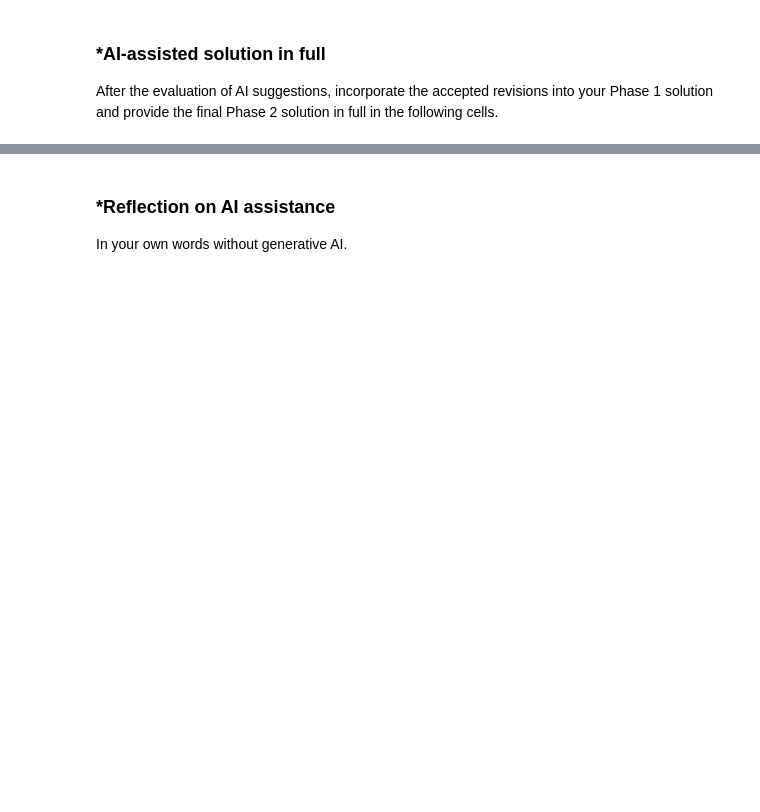
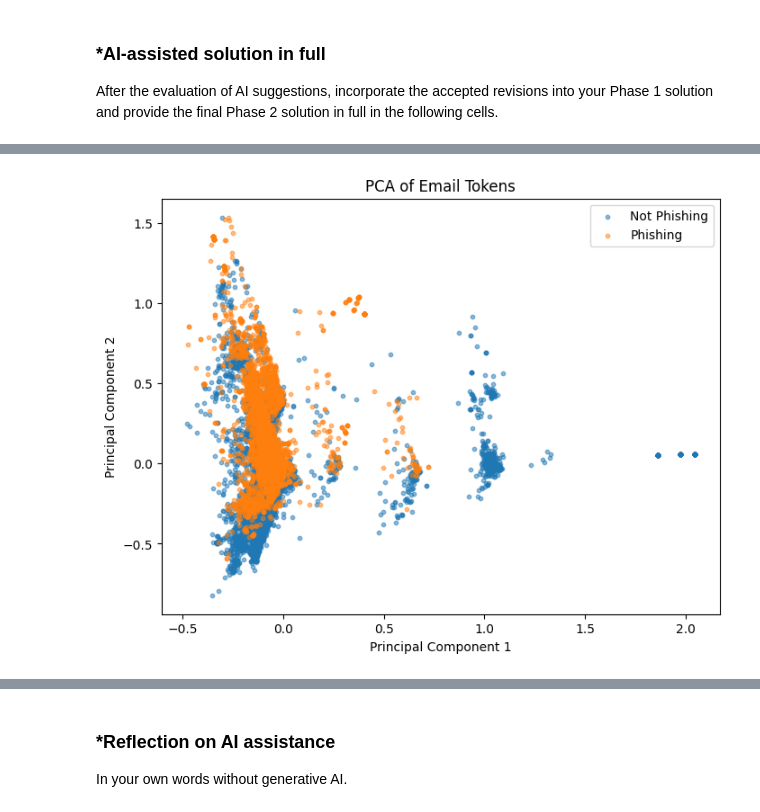
Before and after one commit to MKSakthi/A05-pca, a Jupyter notebook: notebook.ipynb, the cells around one changed output, grey strips where cells are left out. Cells and saved outputs as stored; diff of their text form; code cells hidden in the pictures; blank space fills up the shorter version.

Commit message:
FInished phase 2

```diff
--- a/notebook.ipynb
+++ b/notebook.ipynb
@@ -196,0 +214,88 @@ After the evaluation of AI suggestions, incorporate the accepted revisions into
+# %%
+# Your Phase 2 solution to the problem goes here.
+
+
+# Your Phase 2 solution to the problem goes here.
+
+#Q1
+import matplotlib.pyplot as plt
+
+frequencies = [count for word, count in token_freq]
+
+plt.figure(figsize=(8, 5))
+plt.hist(frequencies, bins=5)
+plt.xlabel("Token Frequency")
+plt.ylabel("Number of tokens")
+plt.title("Distribution of Token Frequencies")
+plt.show()
+
+print(token_count.most_common(10))
+
+print("The distribution is heavily right-skewed. A small number of tokens appear very frequently and most token occur only a few times. This creates a large peak on the left with an extending tail to the right")
+
+
+#Q2
+
+import pandas as pd
+import numpy as np
+from sklearn.model_selection import train_test_split
+from sklearn.linear_model import LinearRegression
+from sklearn.metrics import r2_score
+
+df = pd.read_parquet("/content/A05-pca/data/Phishing_clean.parquet")
+X = df.drop(columns=["Email Type"])
+y = df["Email Type"]
+
+Xtrain, Xtest, ytrain, ytest = train_test_split(X,y,test_size=0.2, random_state=42, stratify=y)
+model=LinearRegression()
+model.fit(Xtrain, ytrain)
+
+print("Training R2:", model.score(Xtrain, ytrain))
+print("Test R2:", model.score(Xtest, ytest))
+
+coeffs = pd.Series(model.coef_, index=X.columns)
+print("\nLargest coeffcients: ")
+print(coeffs.reindex(coeffs.abs().sort_values(ascending=False).index).head(10))
+
+print("The training R2 is 0.7713 while the test R2 is 0.6424. The lower test score suggest some overfitting. The tokens with the largest absolute co-efficients include 'background-image:', 'localized', 'thermal', etc. Most of these have positive coefficients which means they increase the predicted value of Email Type, while 'background-image:' has a negative coefficient")
+
+
+#Q3
+
+from sklearn.decomposition import PCA
+
+pca = PCA(n_components=2)
+X_pca = pca.fit_transform(X)
+plt.figure(figsize=(8,6))
+plt.scatter(X_pca[y==0,0],X_pca[y==0,1], label="Not Phishing", alpha=0.5, s=10)
+plt.scatter(X_pca[y==1,0],X_pca[y==1,1], label="Phishing", alpha=0.5, s=10)
+plt.xlabel('Principal Component 1')
+plt.ylabel("Principal Component 2")
+plt.title("PCA of Email Tokens")
+plt.legend()
+plt.show()
+
+print("The two groups overlap especially on the left side of the plot. However, there are some clusters on the right that contain mostly non-phishing emails. This suggests that the first 2 principal components capture some differences between the email types, but they don't clearly separate phishing from non-phishing emails. ")
+
+
+#Q4
+pca=PCA(n_components=2610)
+Xtrain_pca = pca.fit_transform(Xtrain)
+Xtest_pca = pca.transform(Xtest)
+
+model_pca = LinearRegression()
+model_pca.fit(Xtrain_pca, ytrain)
+
+print("PCA Training R2:", model_pca.score(Xtrain_pca, ytrain))
+print("PCA Test R2:", model_pca.score(Xtest_pca, ytest))
+
+print("Original Training R2:", model.score(Xtrain, ytrain))
+print("Original Test R2:", model.score(Xtest, ytest))
+
+print("The results above show that both models perform similarly. The PCA test R2 is 0.6450 compared to 0.6424 for the original regression. This is a very small improvement of about 0.0026, so PCA provides comparable performance while using fewer features")
+
+
+#Q5
+
+print("PCA reduces the number of features by combining correlated variables into principal components. This makes high-dimensional regression easier to handle and it can also help reduce overfitting while preserving most of the variation in the data")
+# %% [output]
@@ -196,0 +321 @@ After the evaluation of AI suggestions, incorporate the accepted revisions into
+[figure, added]
```
Also changed, not shown: parts of 11 cells of this notebook.
